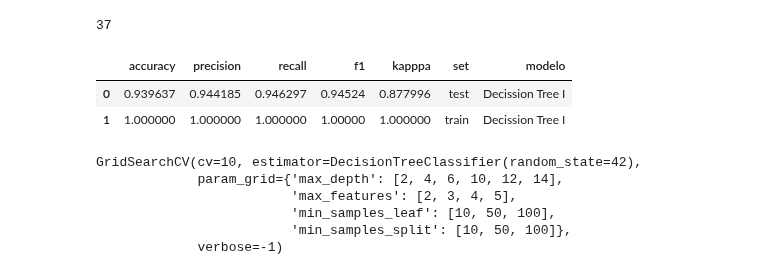
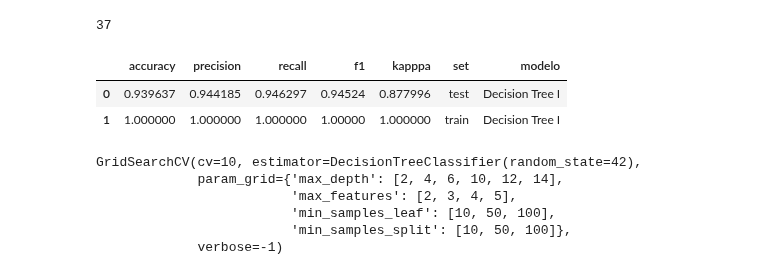
Before and after one commit to Adalab/promo-d-da-modulo3-sprint1-laura-maitane, a Jupyter notebook: regresion-logistica/reg-log-5-decision-tree.ipynb, the cells around one changed output. Cells and saved outputs as stored; diff of their text form; code cells hidden in the pictures.

```diff
--- a/regresion-logistica/reg-log-5-decision-tree.ipynb
+++ b/regresion-logistica/reg-log-5-decision-tree.ipynb
@@ -76,12 +76,12 @@ print(arbol.tree_.max_depth)
 y_pred_test = arbol.predict(x_test1)
 y_pred_train = arbol.predict(x_train1)
 # %%
-dt_results1 = spf.metricas(y_test1, y_pred_test, y_train1, y_pred_train, "Decission Tree I")
+dt_results1 = spf.metricas(y_test1, y_pred_test, y_train1, y_pred_train, "Decision Tree I")
 dt_results1
 # %% [output]
 |  | accuracy | precision | recall | f1 | kapppa | set | modelo |
-| 0 | 0.939637 | 0.944185 | 0.946297 | 0.94524 | 0.877996 | test | Decission Tree I |
-| 1 | 1.000000 | 1.000000 | 1.000000 | 1.00000 | 1.000000 | train | Decission Tree I |
+| 0 | 0.939637 | 0.944185 | 0.946297 | 0.94524 | 0.877996 | test | Decision Tree I |
+| 1 | 1.000000 | 1.000000 | 1.000000 | 1.00000 | 1.000000 | train | Decision Tree I |
 # %%
 # definimos un diccionario con los hiperparámetros que queremos modificar
 
```
Also changed, not shown: parts of 15 cells of this notebook, 2 other files.
